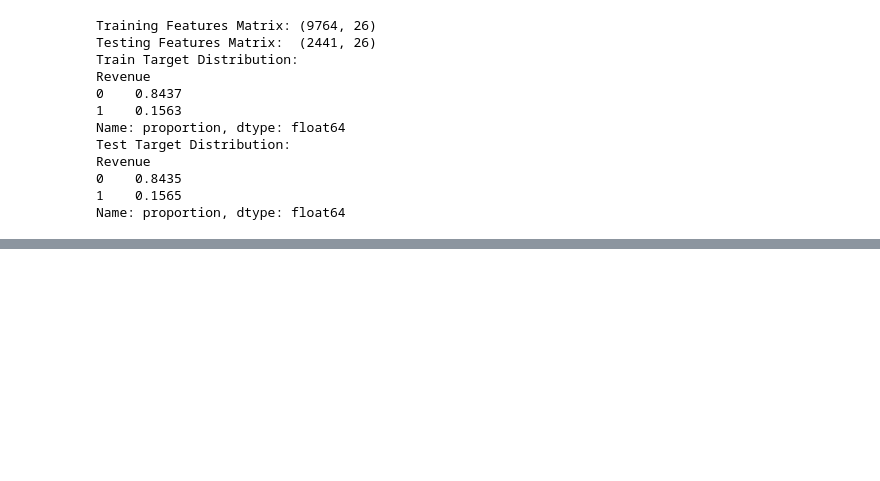
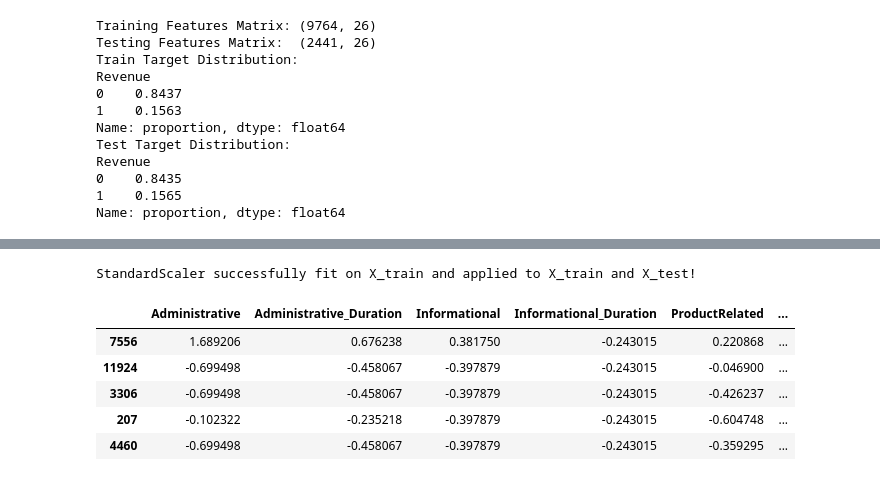
Before and after one commit to BrianKKoskei/online_shoppers_intention, a Jupyter notebook: online_shoppers_intention.ipynb, the cells around one changed output, grey strips where cells are left out. Saved outputs shown, nothing was run; the diff lists cells and outputs as text; code cells hidden in the pictures; blank space fills up the shorter version.

Commit message:
Feat: Apply StandardScaler to continuous numerical features

```diff
--- a/online_shoppers_intention.ipynb
+++ b/online_shoppers_intention.ipynb
@@ -238,0 +242,30 @@ Name: proportion, dtype: float64
+# %%
+from sklearn.preprocessing import StandardScaler
+
+# Continuous feature subset requiring standardization
+scale_cols = [
+    'Administrative', 'Administrative_Duration',
+    'Informational', 'Informational_Duration',
+    'ProductRelated', 'ProductRelated_Duration',
+    'BounceRates', 'ExitRates', 'PageValues', 'SpecialDay'
+]
+
+# Initialize scaler and fit strictly on X_train
+scaler = StandardScaler()
+
+X_train_scaled = X_train.copy()
+X_test_scaled = X_test.copy()
+
+X_train_scaled[scale_cols] = scaler.fit_transform(X_train[scale_cols])
+X_test_scaled[scale_cols] = scaler.transform(X_test[scale_cols])
+
+print("StandardScaler successfully fit on X_train and applied to X_train and X_test!\n")
+X_train_scaled[scale_cols].head()
+# %% [output]
+StandardScaler successfully fit on X_train and applied to X_train and X_test!
+|  | Administrative | Administrative_Duration | Informational | Informational_Duration | ProductRelated | ... |
+| 7556 | 1.689206 | 0.676238 | 0.381750 | -0.243015 | 0.220868 | ... |
+| 11924 | -0.699498 | -0.458067 | -0.397879 | -0.243015 | -0.046900 | ... |
+| 3306 | -0.699498 | -0.458067 | -0.397879 | -0.243015 | -0.426237 | ... |
+| 207 | -0.102322 | -0.235218 | -0.397879 | -0.243015 | -0.604748 | ... |
+| 4460 | -0.699498 | -0.458067 | -0.397879 | -0.243015 | -0.359295 | ... |
```
Also changed, not shown: parts of 1 cell of this notebook, 1 other file.
